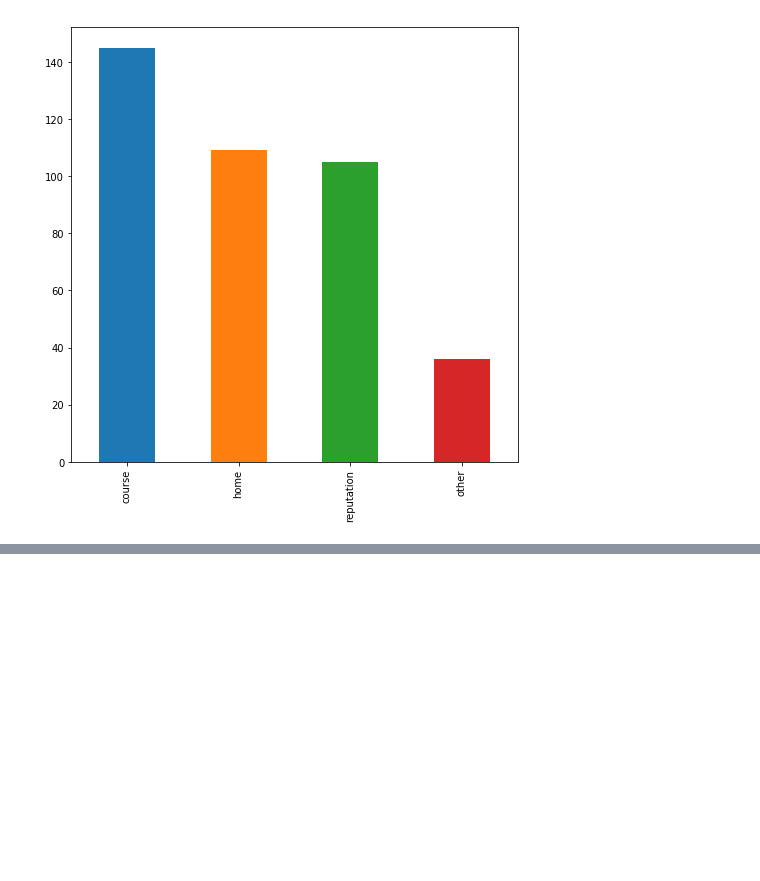
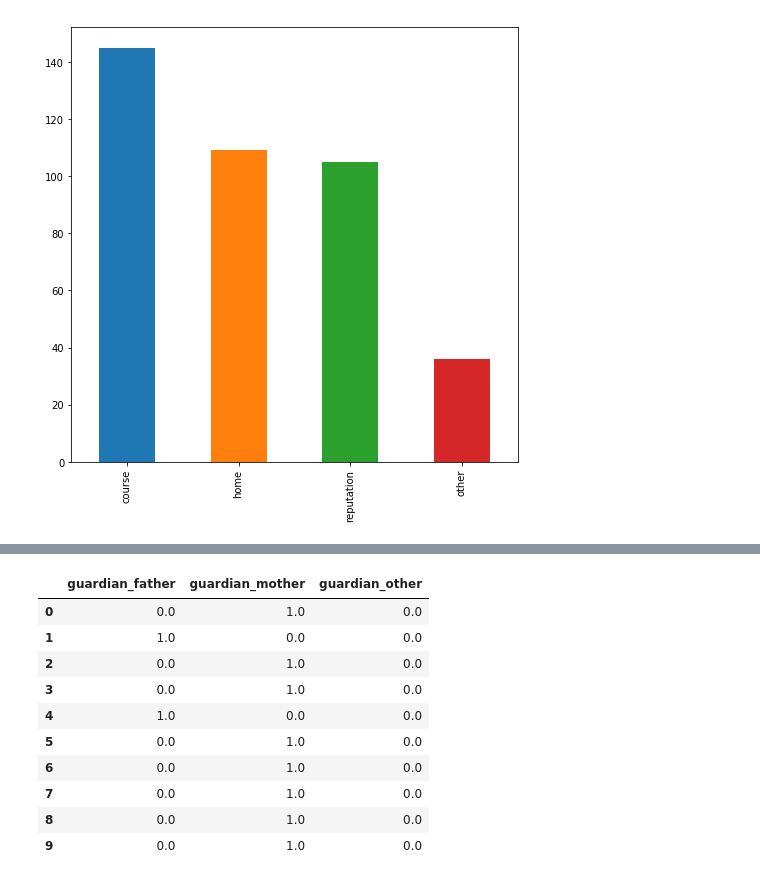
Before and after one commit to SzilvasiPeter/Diploma-project, a Jupyter notebook: Source/LabelEncoding.ipynb, the cells around one changed output, grey strips where cells are left out. Cells and saved outputs as stored; diff of their text form; code cells hidden in the pictures; blank space fills up the shorter version.

```diff
--- a/Source/LabelEncoding.ipynb
+++ b/Source/LabelEncoding.ipynb
@@ -144,0 +171,20 @@ Name: address, dtype: int32
+# %%
+labels_df = pd.DataFrame()
+
+labels_df['guardian_father'] = one_hot_labels[:,0]
+labels_df['guardian_mother'] = one_hot_labels[:,1]
+labels_df['guardian_other'] = one_hot_labels[:,2]
+
+labels_df.head(10)
+# %% [output]
+|  | guardian_father | guardian_mother | guardian_other |
+| 0 | 0.0 | 1.0 | 0.0 |
+| 1 | 1.0 | 0.0 | 0.0 |
+| 2 | 0.0 | 1.0 | 0.0 |
+| 3 | 0.0 | 1.0 | 0.0 |
+| 4 | 1.0 | 0.0 | 0.0 |
+| 5 | 0.0 | 1.0 | 0.0 |
+| 6 | 0.0 | 1.0 | 0.0 |
+| 7 | 0.0 | 1.0 | 0.0 |
+| 8 | 0.0 | 1.0 | 0.0 |
+| 9 | 0.0 | 1.0 | 0.0 |
```
Also changed, not shown: parts of 14 cells of this notebook, 2 other files.
